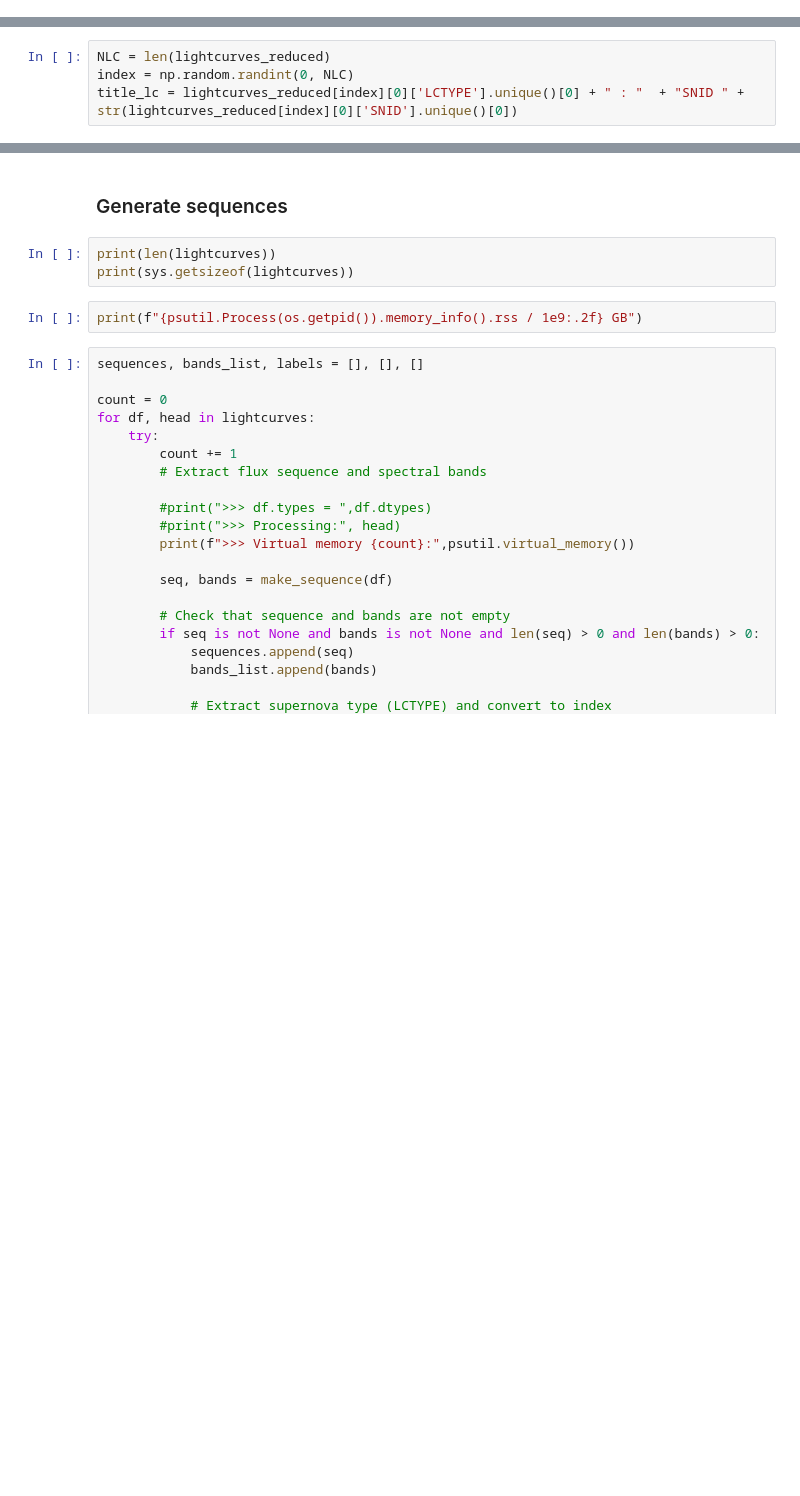
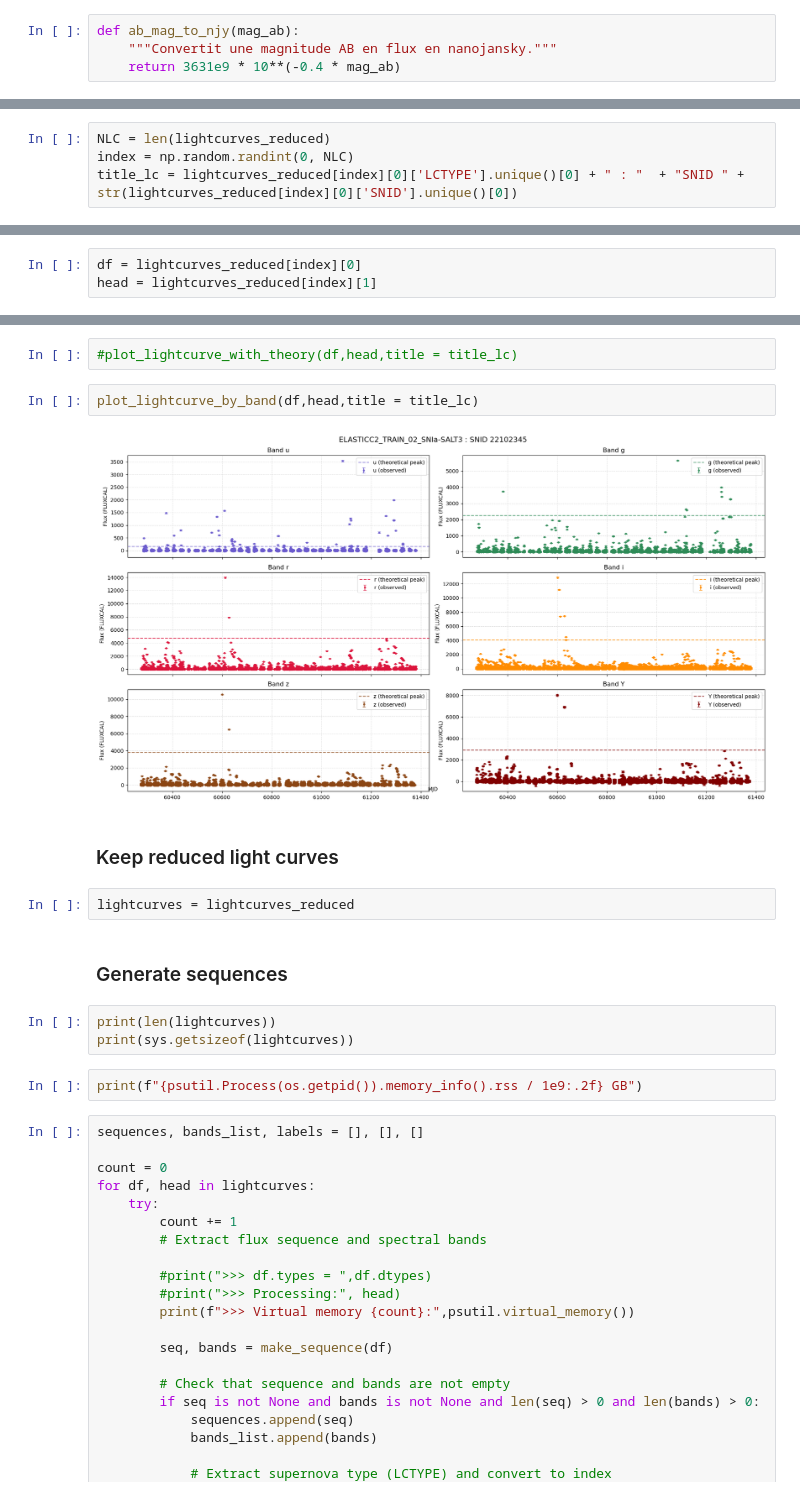
Before and after one commit to sylvielsstfr/transcientslightcurves, a Jupyter notebook: docs/notebooks/TutoChatGPT-2025-11-06/ChatGPT05-pyTorch-RNN-LSTM-GRU.ipynb, the cells around one changed output, grey strips where cells are left out. Drawn from its saved outputs; the diff is of its cells as text; blank space fills up the shorter version.

```diff
--- a/docs/notebooks/TutoChatGPT-2025-11-06/ChatGPT05-pyTorch-RNN-LSTM-GRU.ipynb
+++ b/docs/notebooks/TutoChatGPT-2025-11-06/ChatGPT05-pyTorch-RNN-LSTM-GRU.ipynb
@@ -533,0 +627,4 @@ def plot_lightcurve(
+# %%
+def ab_mag_to_njy(mag_ab):
+    """Convertit une magnitude AB en flux en nanojansky."""
+    return 3631e9 * 10**(-0.4 * mag_ab)
@@ -691,0 +897,3 @@ AssertionError:
+# %%
+df = lightcurves_reduced[index][0]
+head = lightcurves_reduced[index][1]
@@ -692,3 +918,13 @@ AssertionError:
+# %%
+#plot_lightcurve_with_theory(df,head,title = title_lc)
+# %%
+plot_lightcurve_by_band(df,head,title = title_lc)
+# %% [output]
+[figure, added]
+# %% [markdown]
+### Keep reduced light curves
+# %%
+lightcurves = lightcurves_reduced
 # %% [markdown]
 ### Generate sequences
 # %%
```
Also changed, not shown: parts of 18 cells of this notebook.
